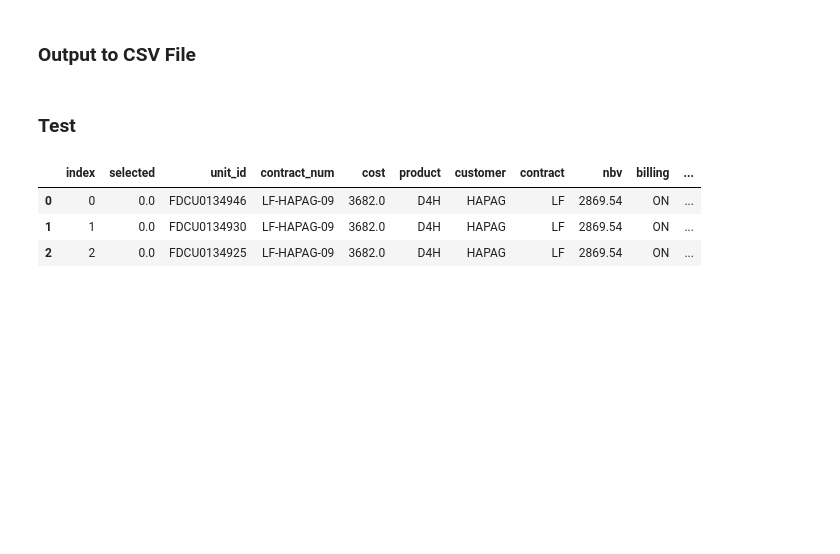
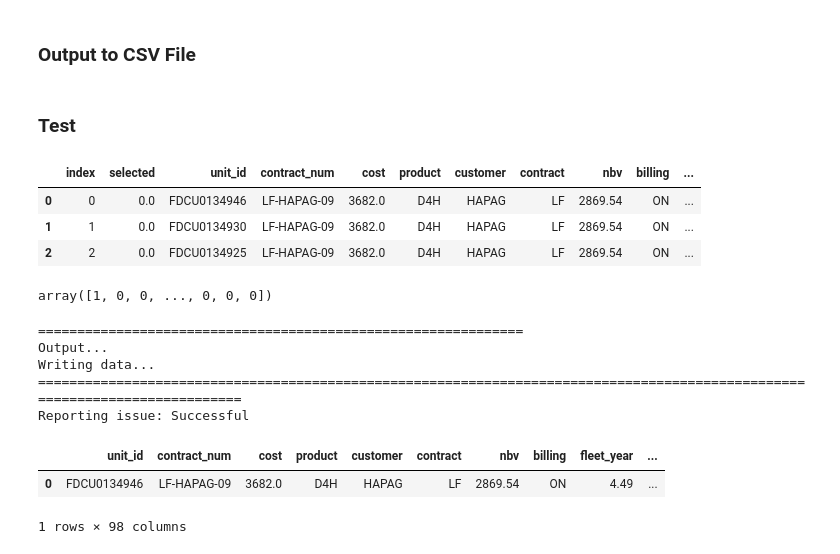
Before and after one commit to SightVanish/PortfolioSelection, a Jupyter notebook: PortfolioSeletionPulp.ipynb, the cells around one changed output. Cells and saved outputs as stored; diff of their text form; code cells hidden in the pictures; blank space fills up the shorter version.

Commit message:
✨ feat: add validation part
v1.0alpha

```diff
--- a/PortfolioSeletionPulp.ipynb
+++ b/PortfolioSeletionPulp.ipynb
@@ -55,33 +110,0 @@ def DecideStatus(status, onHireStatus, offHireStatus, noneHireStatus, queryID):
-# %%
-try:
-    print('Parameters reading...')
-    sqlParameter = "select python_json, id from fll_t_dw.biz_fir_query_parameter_definition where success_flag='T'"
-    conn = psycopg2.connect(host = "10.18.35.245", port = "5432", dbname = "iflorensgp", user = "fluser", password = "13$vHU7e")
-    paramInput = pd.read_sql(sqlParameter, conn)
-    if paramInput.shape[0] == 0:
-        raise Exception('No Valid Query Request is Found!')
-    elif paramInput.shape[0] > 1:
-        raise Exception('More than One Valid Query Requests are Found!')
-    queryID = paramInput['id'][0]
-    param = json.loads(paramInput['python_json'][0])
-except Exception as e:
-    print("Loading Parameters from GreenPlum Failed!\n", e)
-    exit(1)
-
-try:
-    print('Data loading...')
-    print('Query ID:', queryID)
-    sqlInput = """
-        select billing_status_fz as billing, unit_id_fz, product, fleet_year_fz as fleet_year, contract_cust_id as customer, \
-        contract_lease_type as contract, cost, nbv, age_x_ceu as weighted_age, query_id, ceu_fz as ceu, teu_fz as teu
-        from fll_t_dw.biz_ads_fir_pkg_data WHERE query_id='{0}'
-    """.format(queryID)
-    data = pd.read_sql(sqlInput, conn)
-
-    if data.shape[0] == 0:
-        raise Exception("No Data Available!")
-    conn.close()
-except Exception as e:
-    print(e)
-    ReportStatus("Loading Data from GreenPlum Failed!", 'F', queryID)
-    exit(1)
@@ -621,4 +798,24 @@ testData.head(3)
 | 1 | 1 | 0.0 | FDCU0134930 | LF-HAPAG-09 | 3682.0 | D4H | HAPAG | LF | 2869.54 | ON | ... |
 | 2 | 2 | 0.0 | FDCU0134925 | LF-HAPAG-09 | 3682.0 | D4H | HAPAG | LF | 2869.54 | ON | ... |
 # %%
-data = testData
+resultTest[0] = 1
+resultTest
+# %% [output]
+array([1, 0, 0, ..., 0, 0, 0])
+# %%
+print("==============================================================")
+print('Output...')
+
+OutputPackage(data, resultTest, queryID)
+# %% [output]
+==============================================================
+Output...
+Writing data...
+============================================================================================================================
+Reporting issue: Successful
+# %%
+data.head(1)
+# %% [output]
+|  | unit_id | contract_num | cost | product | customer | contract | nbv | billing | fleet_year | ... |
+| 0 | FDCU0134946 | LF-HAPAG-09 | 3682.0 | D4H | HAPAG | LF | 2869.54 | ON | 4.49 | ... |
+1 rows × 98 columns
```
Also changed, not shown: parts of 10 cells of this notebook, 1 other file.
